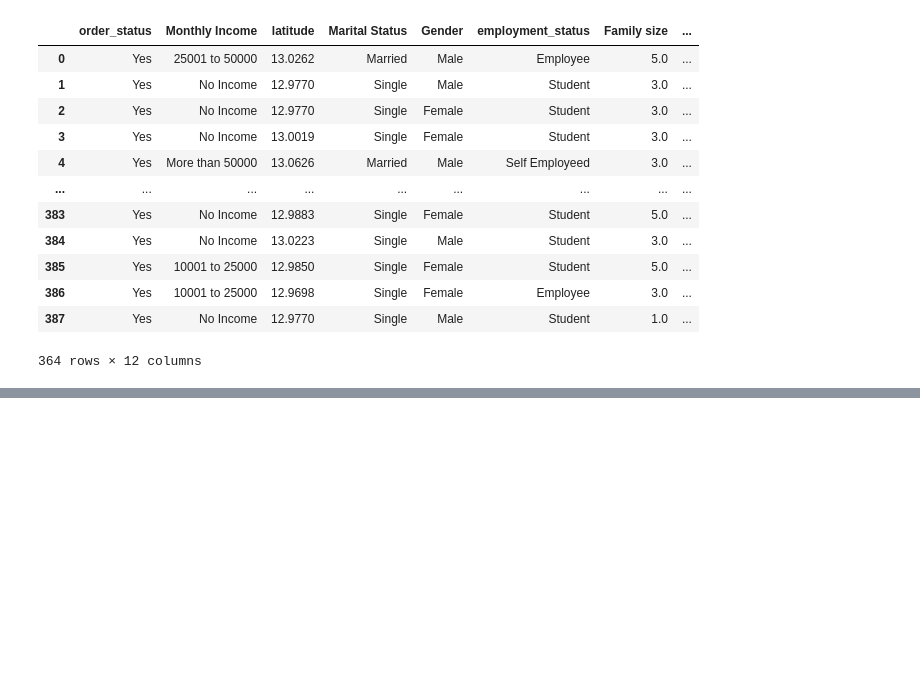
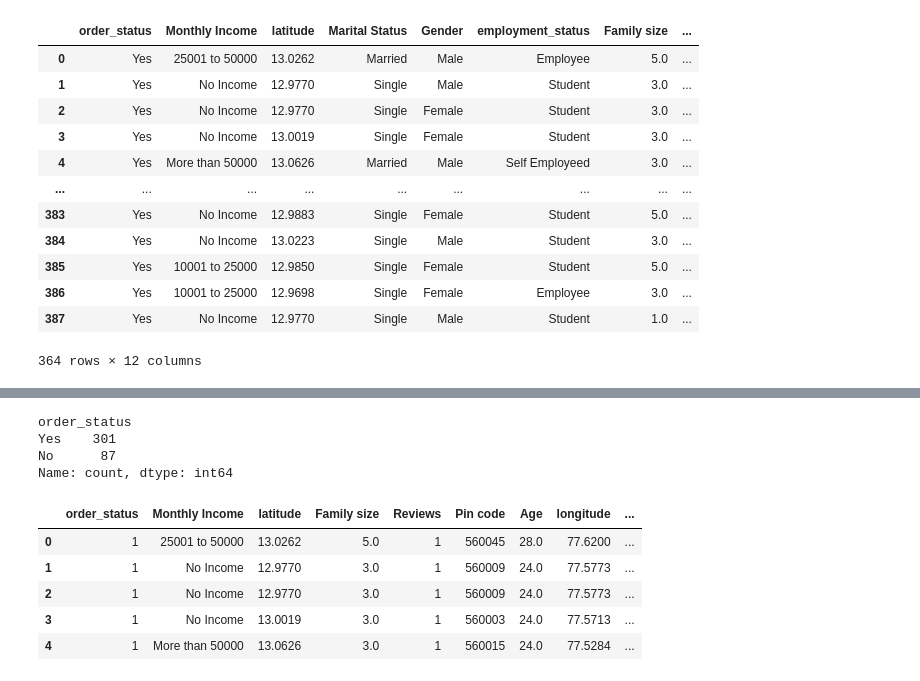
Before and after one commit to raghu9189/python-programming, a Jupyter notebook: EDA/eda-missing-values-practice.ipynb, the cells around one changed output, grey strips where cells are left out. Saved outputs shown, nothing was run; the diff lists cells and outputs as text; code cells hidden in the pictures; blank space fills up the shorter version.

```diff
--- a/EDA/eda-missing-values-practice.ipynb
+++ b/EDA/eda-missing-values-practice.ipynb
@@ -185,0 +220,30 @@ df['Age'] = df['Age'].clip(lower_limit,upper_limit)
+# %%
+d3 = {
+    'Uneducated': 1,
+    'School': 2,
+    'Graduate': 3,
+    'Post Graduate': 4,
+    'Ph.D': 5
+}
+df['Educational Qualifications'] = df['Educational Qualifications'].map(d3)
+# %%
+df['order_status'].value_counts()
+# %% [output]
+order_status
+Yes    301
+No      87
+Name: count, dtype: int64
+# %%
+d4={
+    "Yes": 1, "No": 2
+}
+df['order_status'] = df['order_status'].map(d4)
+# %%
+df.head()
+# %% [output]
+|  | order_status | Monthly Income | latitude | Family size | Reviews | Pin code | Age | longitude | ... |
+| 0 | 1 | 25001 to 50000 | 13.0262 | 5.0 | 1 | 560045 | 28.0 | 77.6200 | ... |
+| 1 | 1 | No Income | 12.9770 | 3.0 | 1 | 560009 | 24.0 | 77.5773 | ... |
+| 2 | 1 | No Income | 12.9770 | 3.0 | 1 | 560009 | 24.0 | 77.5773 | ... |
+| 3 | 1 | No Income | 13.0019 | 3.0 | 1 | 560003 | 24.0 | 77.5713 | ... |
+| 4 | 1 | More than 50000 | 13.0626 | 3.0 | 1 | 560015 | 24.0 | 77.5284 | ... |
```
Also changed, not shown: parts of 13 cells of this notebook, 2 other files.
